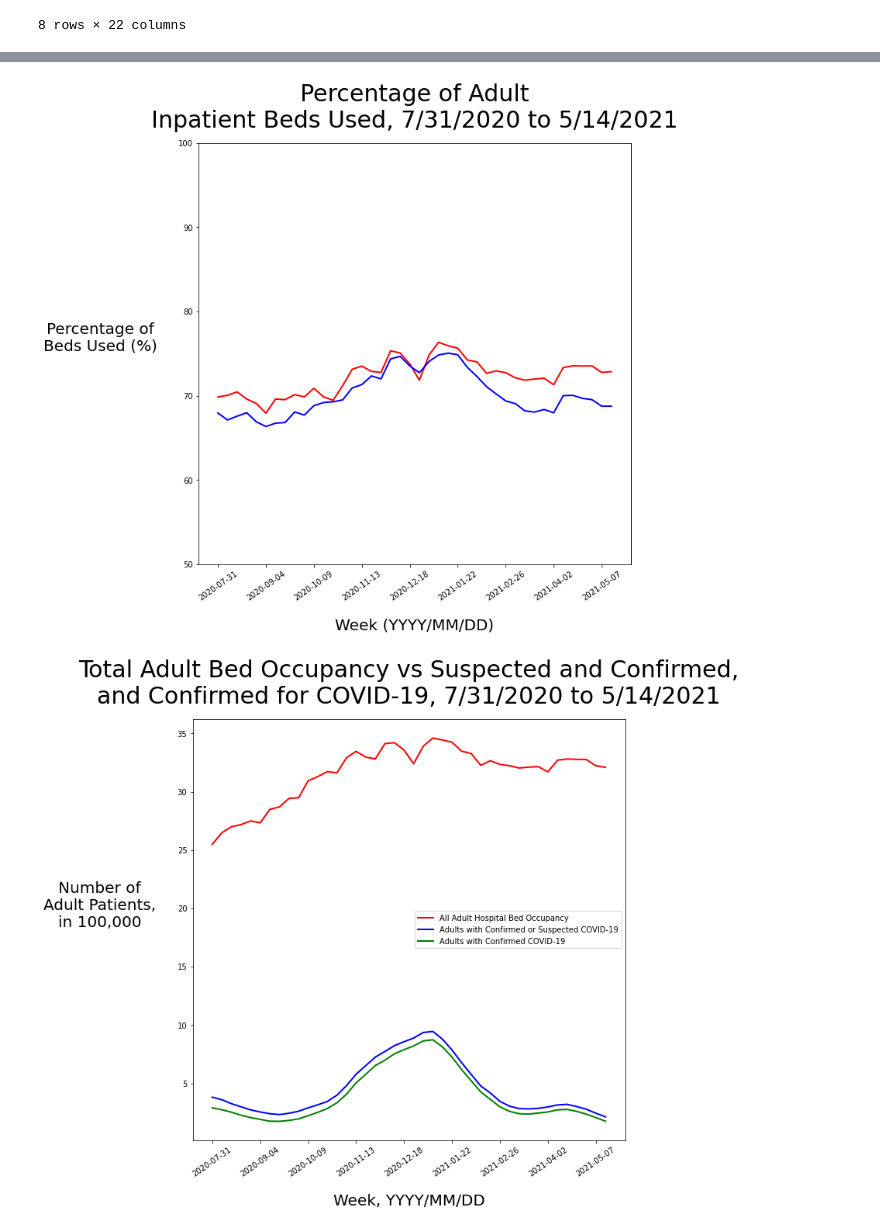
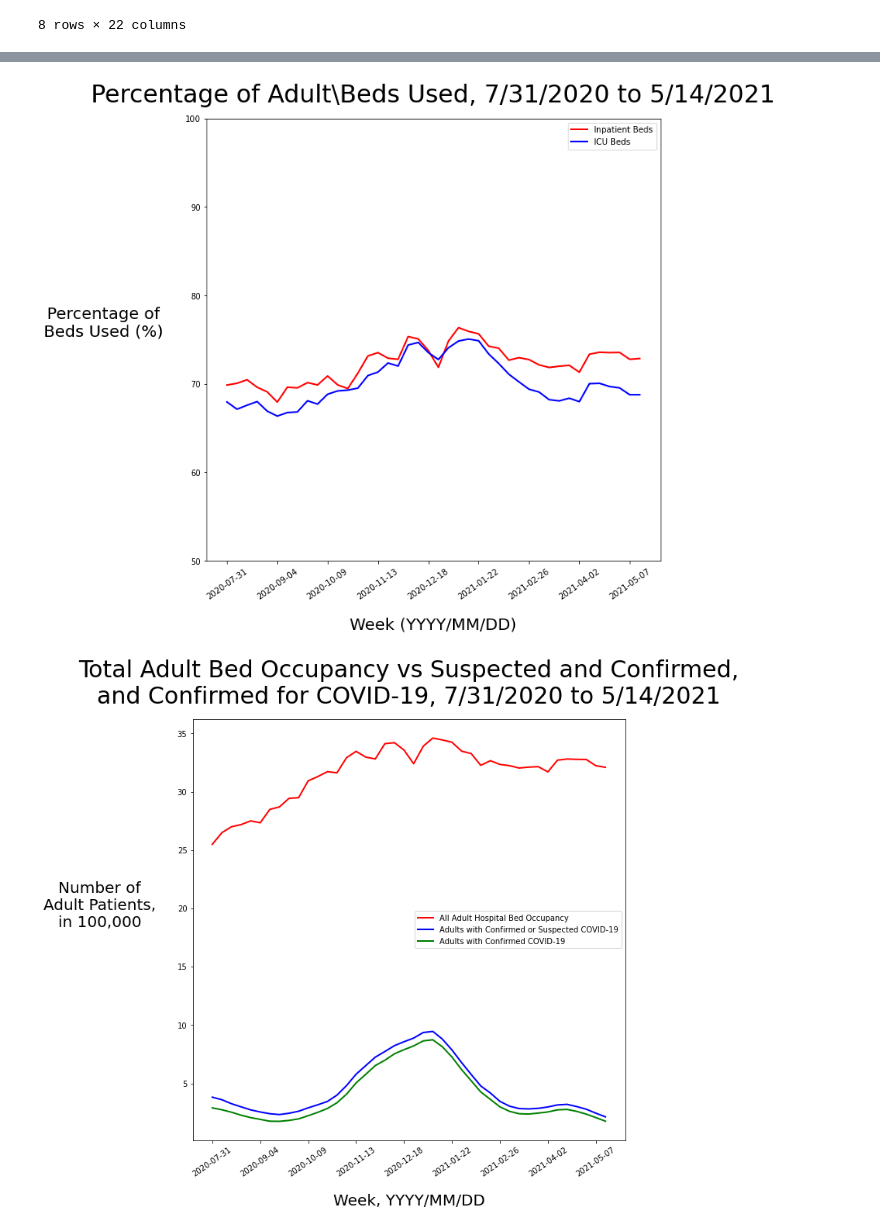
Before and after one commit to WhyVee/covid_in_the_community, a Jupyter notebook: src/graphing_nb.ipynb, the cells around one changed output, grey strips where cells are left out. Saved outputs shown, nothing was run; the diff lists cells and outputs as text; code cells hidden in the pictures.

```diff
--- a/src/graphing_nb.ipynb
+++ b/src/graphing_nb.ipynb
@@ -27,22 +42,23 @@ hospital_gb_sum = hospital_gb_date.aggregate(np.sum)
 # %%
 x = np.array(hospital_gb_sum.index)
 y = (hospital_gb_sum['all_adult_hospital_inpatient_bed_occupied_7_day_sum']
      / hospital_gb_sum['all_adult_hospital_inpatient_beds_7_day_sum']) * 100
 y_2 = (hospital_gb_sum['icu_beds_used_7_day_sum']
      / hospital_gb_sum['total_icu_beds_7_day_sum']) * 100
 figure_size = (10,10)
 
 fig, ax = plt.subplots(figsize=figure_size)
 ax.plot(x, y, color='red', linewidth=2, label='Inpatient Beds')
 ax.plot(x, y_2, color='blue', linewidth=2, label='ICU Beds')
-ax.set_title('Percentage of Adult\nInpatient Beds Used, 7/31/2020 to 5/14/2021', size=30, pad=20)
+ax.set_title('Percentage of Adult\Beds Used, 7/31/2020 to 5/14/2021', size=30, pad=20)
 ax.set_xlabel('Week (YYYY/MM/DD)', size=20, labelpad=20)
 ax.set_ylabel('Percentage of\nBeds Used (%)', rotation=0, size=20, labelpad=100)
 ax.set_ylim(50, 100)
 ax.set_xticks(x[::5])
+ax.legend()
 plt.xticks(rotation='35');
 # %% [output]
-[figure, old version]
+[figure, new version]
 # %%
 x = np.array(hospital_gb_sum.index)
 y = hospital_gb_sum['all_adult_hospital_inpatient_bed_occupied_7_day_sum'] / 100000
```
Also changed, not shown: parts of 5 cells of this notebook.
